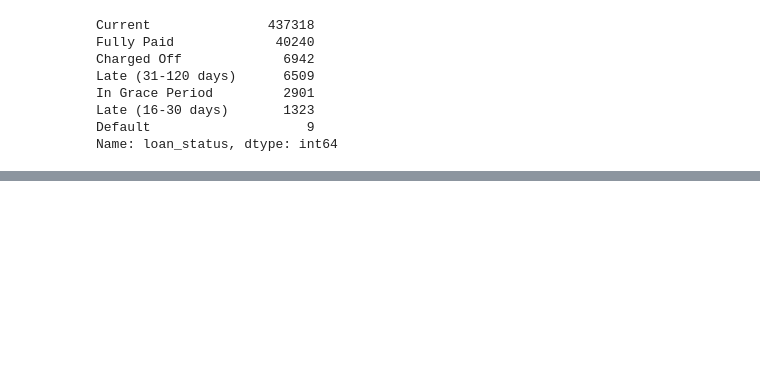
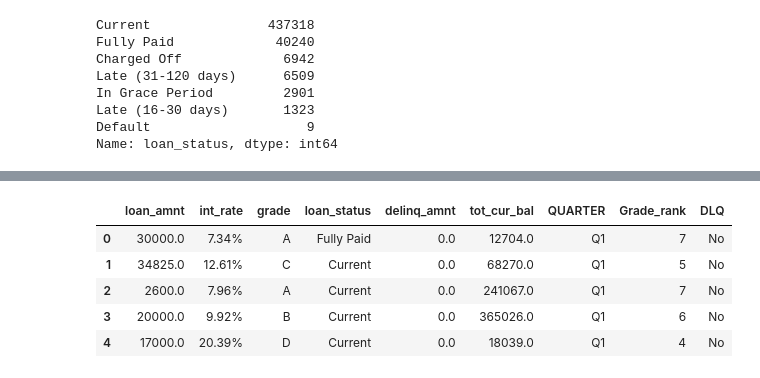
Before and after one commit to Ironbark427/Team-1, a Jupyter notebook: dlq_data.ipynb, the cells around one changed output, grey strips where cells are left out. Cells and saved outputs as stored; diff of their text form; code cells hidden in the pictures; blank space fills up the shorter version.

```diff
--- a/dlq_data.ipynb
+++ b/dlq_data.ipynb
@@ -97,0 +137,29 @@ Name: loan_status, dtype: int64
+# %%
+# Assigns grade Rank
+combined_Final["Grade_rank"] = ""
+combined_Final.loc[combined_Final['grade'] == "A", ('Grade_rank')] = (7)
+combined_Final.loc[combined_Final['grade'] == "B", ('Grade_rank')] = (6)
+combined_Final.loc[combined_Final['grade'] == "C", ('Grade_rank')] = (5)
+combined_Final.loc[combined_Final['grade'] == "D", ('Grade_rank')] = (4)
+combined_Final.loc[combined_Final['grade'] == "E", ('Grade_rank')] = (3)
+combined_Final.loc[combined_Final['grade'] == "F", ('Grade_rank')] = (2)
+combined_Final.loc[combined_Final['grade'] == "G", ('Grade_rank')] = (1)
+
+combined_Final["Grade_rank"].value_counts()
+
+combined_Final["DLQ"] = ""
+combined_Final.loc[combined_Final['loan_status'] == "Current", ('DLQ')] = ("No")
+combined_Final.loc[combined_Final['loan_status'] == "Fully Paid", ('DLQ')] = ("No")
+combined_Final.loc[combined_Final['loan_status'] == "Charged Off ", ('DLQ')] = ("Yes")
+combined_Final.loc[combined_Final['loan_status'] == "Late (31-120 days)", ('DLQ')] = ("Yes")
+combined_Final.loc[combined_Final['loan_status'] == "In Grace Period", ('DLQ')] = ("No")
+combined_Final.loc[combined_Final['loan_status'] == "Default", ('DLQ')] = ("Yes")
+
+combined_Final.head()
+# %% [output]
+|  | loan_amnt | int_rate | grade | loan_status | delinq_amnt | tot_cur_bal | QUARTER | Grade_rank | DLQ |
+| 0 | 30000.0 | 7.34% | A | Fully Paid | 0.0 | 12704.0 | Q1 | 7 | No |
+| 1 | 34825.0 | 12.61% | C | Current | 0.0 | 68270.0 | Q1 | 5 | No |
+| 2 | 2600.0 | 7.96% | A | Current | 0.0 | 241067.0 | Q1 | 7 | No |
+| 3 | 20000.0 | 9.92% | B | Current | 0.0 | 365026.0 | Q1 | 6 | No |
+| 4 | 17000.0 | 20.39% | D | Current | 0.0 | 18039.0 | Q1 | 4 | No |
```
Also changed, not shown: parts of 7 cells of this notebook.
